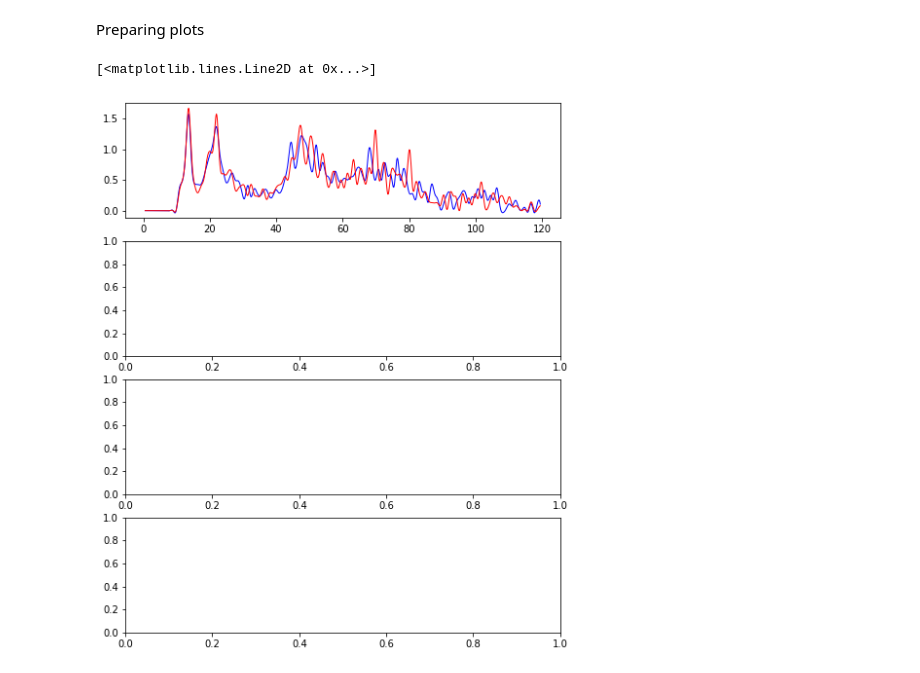
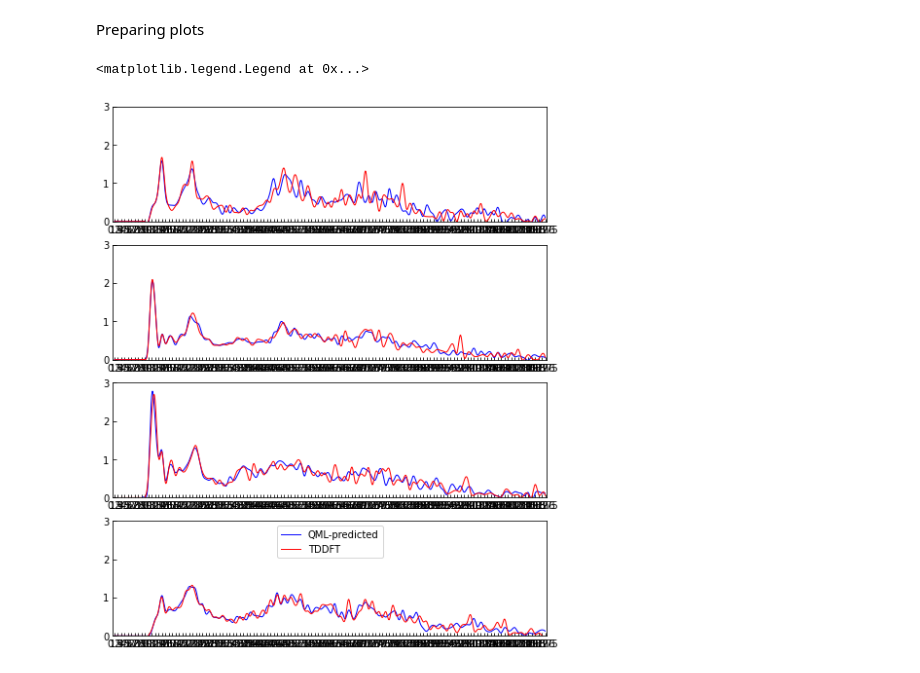
Before and after one commit to moldis-group/bigQM7w, a Jupyter notebook: notebooks/Reconstruction.ipynb, the cells around one changed output. Saved outputs shown, nothing was run; the diff lists cells and outputs as text; code cells hidden in the pictures.

```diff
--- a/notebooks/Reconstruction.ipynb
+++ b/notebooks/Reconstruction.ipynb
@@ -77,43 +77,70 @@ M7382_dens_t._compute_covariance()
 M3936_dens_p.covariance = lambda : .25
 M3936_dens_p._compute_covariance()
 M3936_dens_t.covariance = lambda : .25
 M3936_dens_t._compute_covariance()
 M3843_dens_p.covariance = lambda : .25
 M3843_dens_p._compute_covariance()
 M3843_dens_t.covariance = lambda : .25
 M3843_dens_t._compute_covariance()
 M3719_dens_p.covariance = lambda : .25
 M3719_dens_p._compute_covariance()
 M3719_dens_t.covariance = lambda : .25
 M3719_dens_t._compute_covariance()
 
 
 fig, ax = plt.subplots(nrows=4, ncols=1, figsize=(8, 10))
 
-# ax.set_xticks(x1,minor=False)
-# ax.tick_params(direction="in",which='both')
-# ax.set_xlim([0,120])
-# ax.set_ylim([0,1.6])
-#ax[0].legend(frameon=True, loc='lower right',ncol=1)
+ax[0].set_xticks(x,minor=False)
+ax[0].tick_params(direction="in",which='both')
+ax[0].set_xlim([0,120])
+ax[0].set_ylim([0,3.0])
+ax[1].set_xticks(x,minor=False)
+ax[1].tick_params(direction="in",which='both')
+ax[1].set_xlim([0,120])
+ax[1].set_ylim([0,3.0])
+ax[2].set_xticks(x,minor=False)
+ax[2].tick_params(direction="in",which='both')
+ax[2].set_xlim([0,120])
+ax[2].set_ylim([0,3.0])
+ax[3].set_xticks(x,minor=False)
+ax[3].tick_params(direction="in",which='both')
+ax[3].set_xlim([0,120])
+ax[3].set_ylim([0,3.0])
 
 from scipy import interpolate
 
 f=interpolate.interp1d(x, M7382.predicted, kind='cubic')
 M7382_pred_int=f(x_grids)
 f=interpolate.interp1d(x, M7382.tddft, kind='cubic')
 M7382_tddft_int=f(x_grids)
 
 ax[0].plot(x_grids, M7382_pred_int[:]*54, label='QML-predicted',color='blue',zorder=3,linewidth=1.0)
 ax[0].plot(x_grids, M7382_tddft_int[:]*54, label='TDDFT',color='red',zorder=3,linewidth=1.0)
 
-#ax[1].plot(x, M3936_dens_p(x), label='QML-predicted',color='blue',zorder=3,linewidth=1.0)
-#ax[1].plot(x, M3936_dens_t(x), label='TDDFT',color='red',zorder=3,linewidth=1.0)
+f=interpolate.interp1d(x, M3936.predicted, kind='cubic')
+M3936_pred_int=f(x_grids)
+f=interpolate.interp1d(x, M3936.tddft, kind='cubic')
+M3936_tddft_int=f(x_grids)
 
-#ax[2].plot(x, M3843_dens_p(x), label='QML-predicted',color='blue',zorder=3,linewidth=1.0)
-#ax[2].plot(x, M3843_dens_t(x), label='TDDFT',color='red',zorder=3,linewidth=1.0)
+ax[1].plot(x_grids, M3936_pred_int[:]*54, label='QML-predicted',color='blue',zorder=3,linewidth=1.0)
+ax[1].plot(x_grids, M3936_tddft_int[:]*54, label='TDDFT',color='red',zorder=3,linewidth=1.0)
 
-#ax[3].plot(x, M3719_dens_p(x), label='QML-predicted',color='blue',zorder=3,linewidth=1.0)
-#ax[3].plot(x, M3719_dens_t(x), label='TDDFT',color='red',zorder=3,linewidth=1.0)
+f=interpolate.interp1d(x, M3843.predicted, kind='cubic')
+M3843_pred_int=f(x_grids)
+f=interpolate.interp1d(x, M3843.tddft, kind='cubic')
+M3843_tddft_int=f(x_grids)
+
+ax[2].plot(x_grids, M3843_pred_int[:]*63, label='QML-predicted',color='blue',zorder=3,linewidth=1.0)
+ax[2].plot(x_grids, M3843_tddft_int[:]*63, label='TDDFT',color='red',zorder=3,linewidth=1.0)
+
+f=interpolate.interp1d(x, M3719.predicted, kind='cubic')
+M3719_pred_int=f(x_grids)
+f=interpolate.interp1d(x, M3719.tddft, kind='cubic')
+M3719_tddft_int=f(x_grids)
+
+ax[3].plot(x_grids, M3719_pred_int[:]*61, label='QML-predicted',color='blue',zorder=3,linewidth=1.0)
+ax[3].plot(x_grids, M3719_tddft_int[:]*61, label='TDDFT',color='red',zorder=3,linewidth=1.0)
+ax[3].legend(frameon=True, loc='upper center',ncol=1)
 # %% [output]
-[<matplotlib.lines.Line2D at 0x...>]
+<matplotlib.legend.Legend at 0x...>
-[figure, old version]
+[figure, new version]
```
